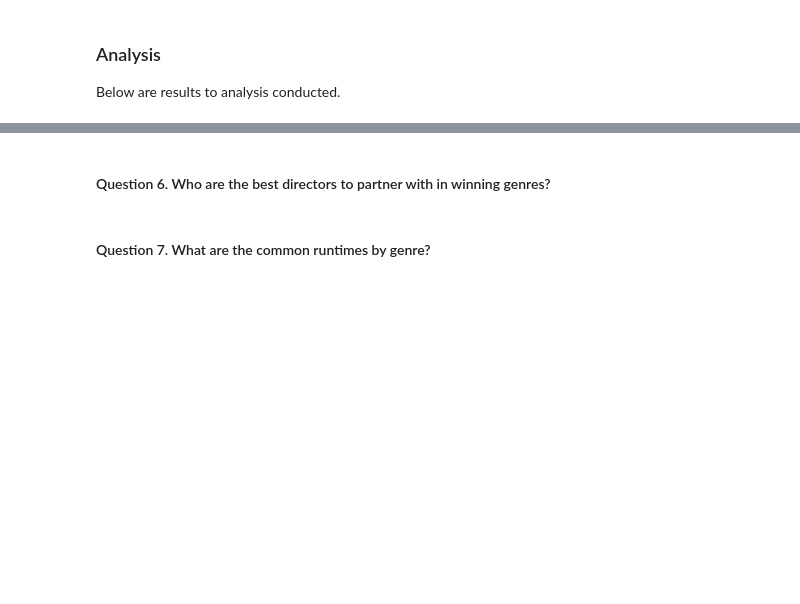
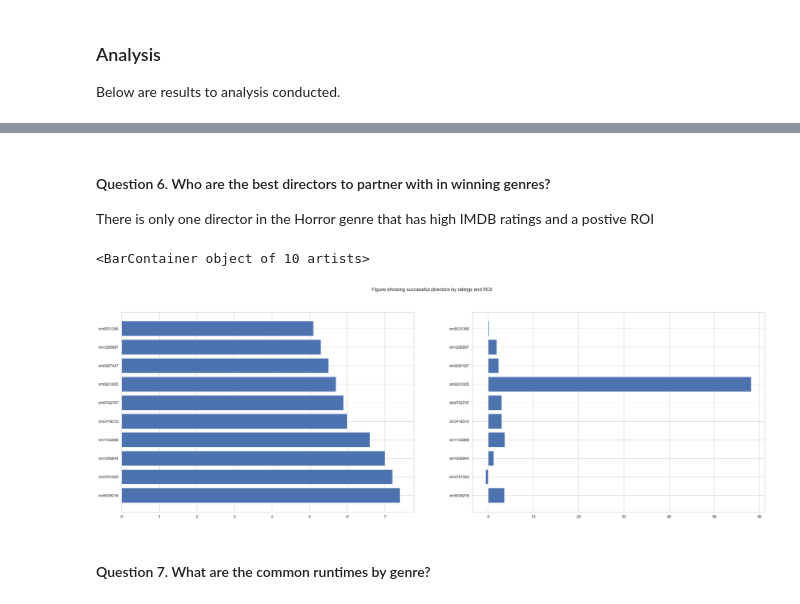
Before and after one commit to Reginald13/FirstProject, a Jupyter notebook: Presentation notebook.ipynb, the cells around one changed output, grey strips where cells are left out. Saved outputs shown, nothing was run; the diff lists cells and outputs as text; code cells hidden in the pictures; blank space fills up the shorter version.

```diff
--- a/Presentation notebook.ipynb
+++ b/Presentation notebook.ipynb
@@ -215,4 +246,26 @@ KeyError: "['ROI'] not in index"
 # %% [markdown]
 #### Question 6. Who are the best directors to partner with in winning genres?
+
+There is only one director in the Horror genre that has high IMDB ratings and a postive ROI
+# %%
+# analyzing data to identify top 10 directors by average ratings
+mov_dir = df
+mov_dir.dropna(subset=['director1'], inplace=True)  #droping empty cells in director column
+mov_dir['director1'].replace('', np.nan, inplace=True)
+mov_dir = df[df['genres'] == 'Horror'] # filtering for a specific genre
+# mov_dir = mov_dir.loc[mov_dir['numvotes'] >= 500]
+# mov_dir = mov_dir[mov_dir['numvotes'] >= 1000]
+mov_dir = mov_dir.groupby(['director1', 'genres']).mean().reset_index()
+mov_dir = mov_dir.sort_values(["averagerating"], ascending = False) #sorting values from highest to lowest
+mov_dir = mov_dir.head(10)
+# print(mov_dir)
+# ploting figure to show top 10 directors by average ratings and their ROIs
+fig, (ax1, ax2) = plt.subplots(1, 2, figsize=(30, 10))
+fig.suptitle('Figure showing successful directors by ratings and ROI')
+ax1.barh(mov_dir['director1'], mov_dir['averagerating'])
+ax2.barh(mov_dir['director1'], mov_dir['ROI'])
+# %% [output]
+<BarContainer object of 10 artists>
+[figure, added]
 # %% [markdown]
 #### Question 7. What are the common runtimes by genre?
```
Also changed, not shown: parts of 17 cells of this notebook.
